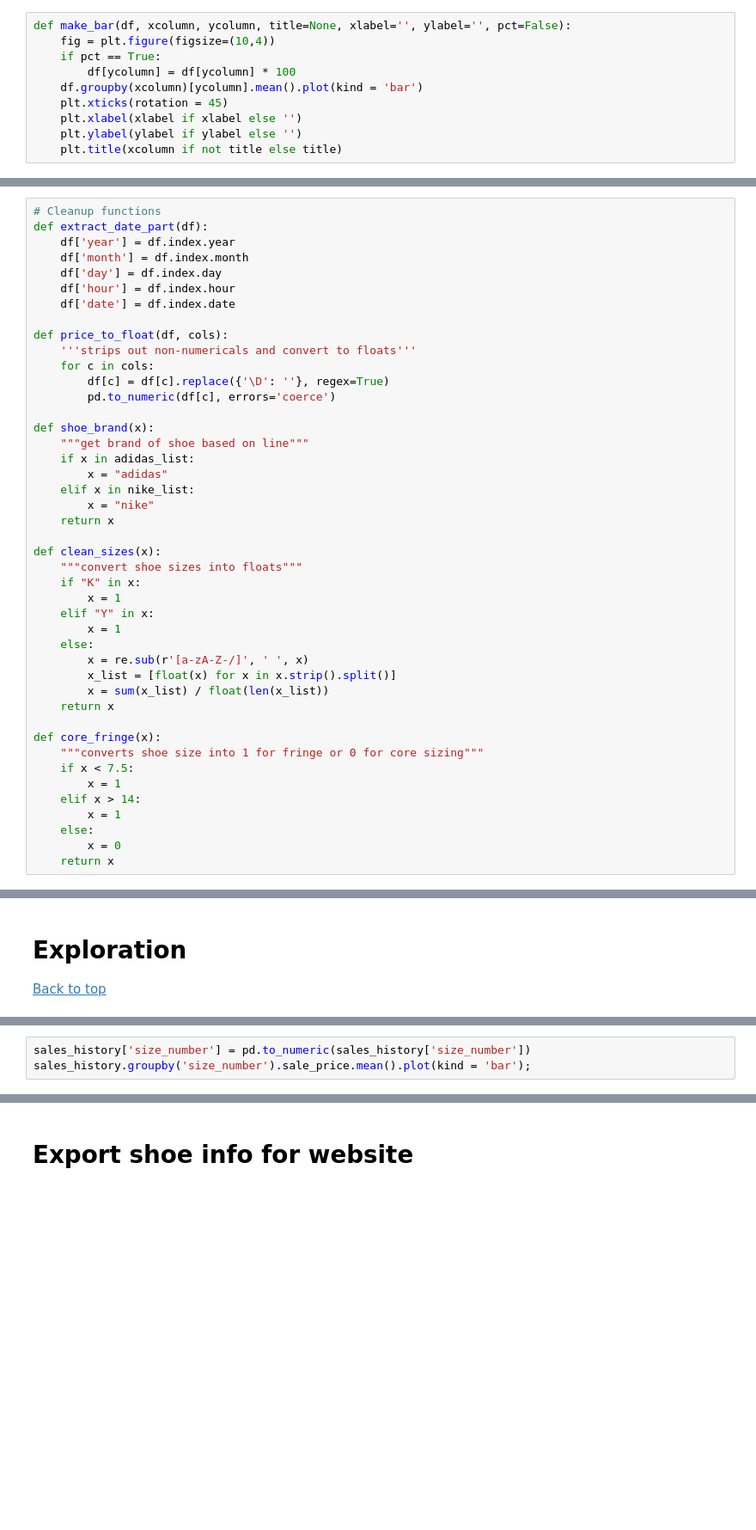
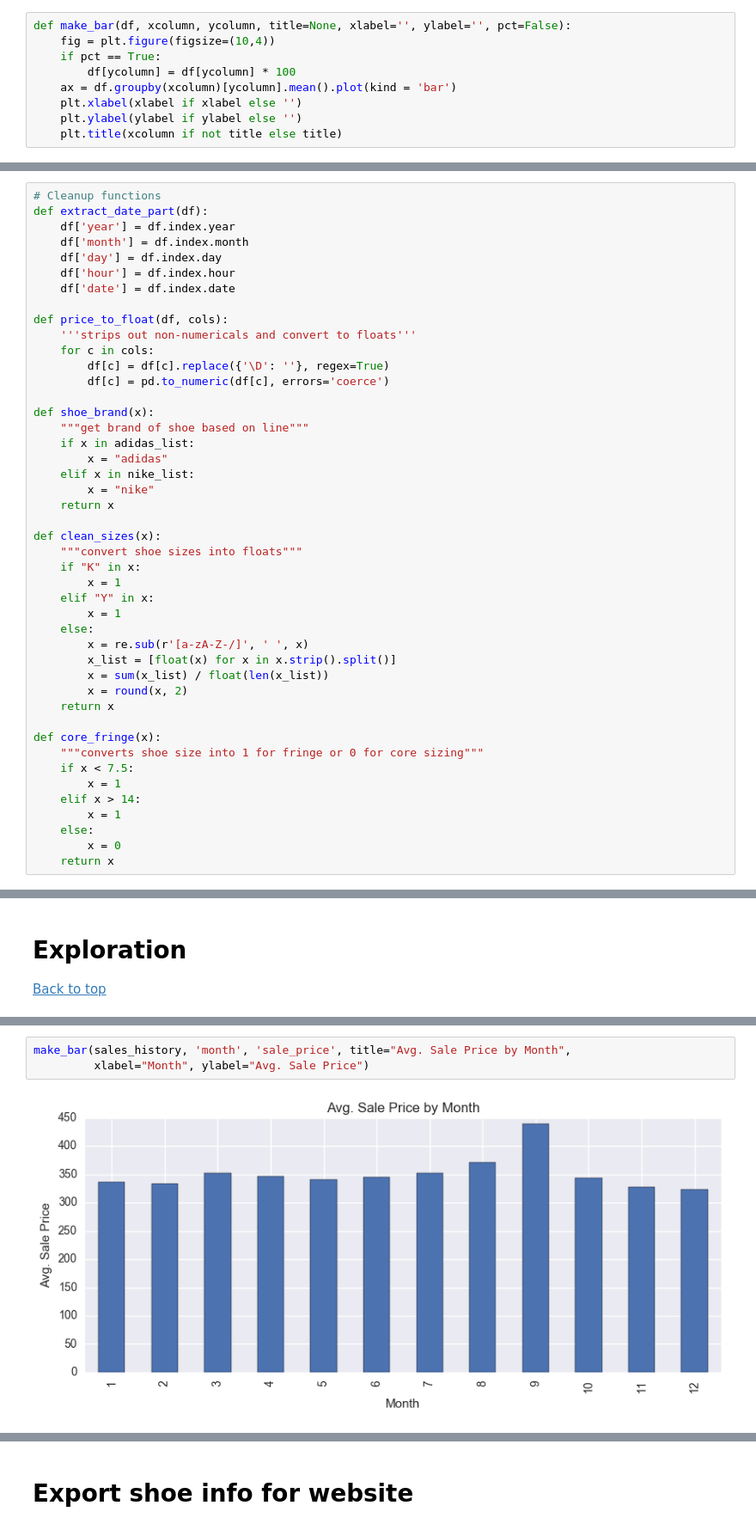
Before and after one commit to maludee/sneaker-forecast-app, a Jupyter notebook: price_model_by_day.ipynb, the cells around one changed output, grey strips where cells are left out. Shown at 86% size. Drawn from its saved outputs; the diff is of its cells as text; blank space fills up the shorter version.

Commit message:
updated charts

```diff
--- a/price_model_by_day.ipynb
+++ b/price_model_by_day.ipynb
@@ -89,8 +91,7 @@ def make_bar(df, xcolumn, ycolumn, title=None, xlabel='', ylabel='', pct=False):
     fig = plt.figure(figsize=(10,4))
     if pct == True:
         df[ycolumn] = df[ycolumn] * 100
-    df.groupby(xcolumn)[ycolumn].mean().plot(kind = 'bar')
-    plt.xticks(rotation = 45)
+    ax = df.groupby(xcolumn)[ycolumn].mean().plot(kind = 'bar')
     plt.xlabel(xlabel if xlabel else '')
     plt.ylabel(ylabel if ylabel else '')
     plt.title(xcolumn if not title else title)
@@ -151,7 +152,7 @@ def price_to_float(df, cols):
     '''strips out non-numericals and convert to floats'''
     for c in cols:
         df[c] = df[c].replace({'\D': ''}, regex=True)
-        pd.to_numeric(df[c], errors='coerce')
+        df[c] = pd.to_numeric(df[c], errors='coerce')
 
 def shoe_brand(x):
     """get brand of shoe based on line"""
@@ -171,6 +172,7 @@ def clean_sizes(x):
         x = re.sub(r'[a-zA-Z-/]', ' ', x)
         x_list = [float(x) for x in x.strip().split()]
         x = sum(x_list) / float(len(x_list))
+        x = round(x, 2)
     return x
 
 def core_fringe(x):
@@ -332,3 +327,0 @@ sales_history.groupby('month').sale_price.mean().plot(kind = 'bar');
-# %%
-sales_history['size_number'] = pd.to_numeric(sales_history['size_number'])
-sales_history.groupby('size_number').sale_price.mean().plot(kind = 'bar');
@@ -336,0 +328,5 @@ sales_history.groupby('size_number').sale_price.mean().plot(kind = 'bar');
+# %%
+make_bar(sales_history, 'month', 'sale_price', title="Avg. Sale Price by Month",
+         xlabel="Month", ylabel="Avg. Sale Price")
+# %% [output]
+[figure, added]
```
Also changed, not shown: parts of 12 cells of this notebook.
